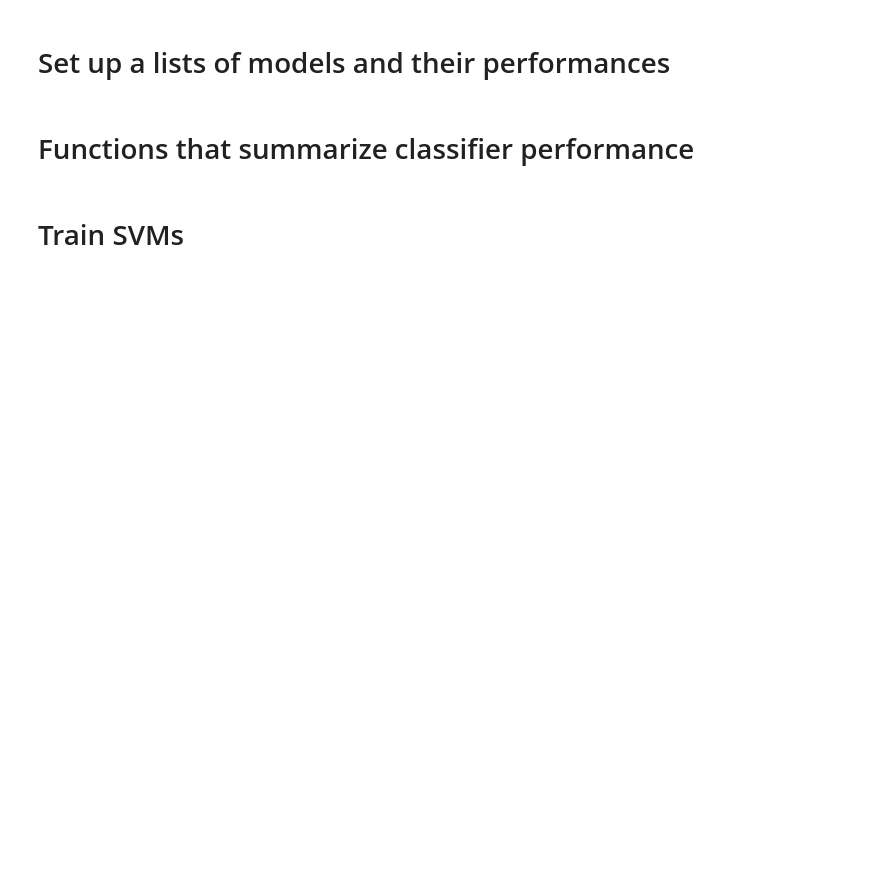
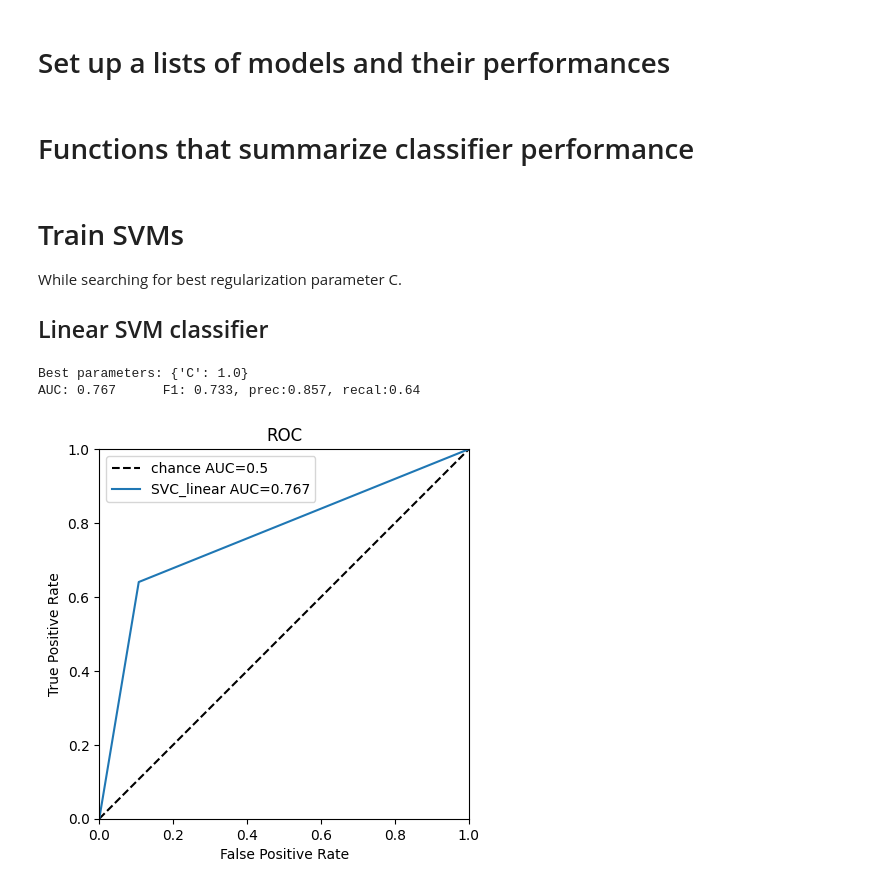
Before and after one commit to zetadin/EGFR_PIC50, a Jupyter notebook: Step3_TrainSimpleModels.ipynb, the cells around one changed output. Cells and saved outputs as stored; diff of their text form; code cells hidden in the pictures; blank space fills up the shorter version.

Commit message:
SVM, hyper-parameter tuning, and simple model comparison plots.

```diff
--- a/Step3_TrainSimpleModels.ipynb
+++ b/Step3_TrainSimpleModels.ipynb
@@ -95,11 +112,20 @@ kf = KFold(n_splits=xval_folds, shuffle=True, random_state=split_seed+1978727) #
+# %%
+from sklearn.utils import class_weight
+
+no3D_train_w = class_weight.compute_sample_weight("balanced", no3D_train_y)
+no3D_test_w = class_weight.compute_sample_weight("balanced", no3D_test_y)
+
+w3D_train_w = class_weight.compute_sample_weight("balanced", w3D_train_y)
+w3D_test_w = class_weight.compute_sample_weight("balanced", w3D_test_y)
 # %% [markdown]
 # Set up a lists of models and their performances
 # %%
-model_names=[]
-model_AUCs=[]
-model_L1s=[]
-model_ROCs_TPR=[]
-model_ROCs_FPR=[]
+models={}
+model_AUCs={}
+model_F1s={}
+model_ROCs_TPR={}
+model_ROCs_FPR={}
+model_run_time={}
 # %% [markdown]
 # Functions that summarize classifier performance
 # %%
@@ -107,6 +189,25 @@ model_ROCs_FPR=[]
 # %% [markdown]
 # Train SVMs
+While searching for best regularization parameter C.
+## Linear SVM classifier
 # %%
+from sklearn.model_selection import GridSearchCV
 from sklearn.svm import SVC
 
-svm_lin = SVC(kernel="linear", C=0.025, random_state=42)
+# do a hyper-parameter search
+param_grid = {'C': [0.025, 0.1, 0.5, 1.0, 2.0]}
+base_estimator = SVC(kernel="linear", random_state=42, class_weight="balanced")
+
+sh = GridSearchCV(base_estimator, param_grid,
+                  scoring='f1',
+                  cv=xval_folds, # cross validation folds
+                  n_jobs=-1,     # use all processors
+                  refit=True,    # fit best parameters on all data
+                 ).fit(no3D_train_x, no3D_train_y)
+
+print("Best parameters:", sh.best_params_)
+evaluate("SVC_linear", sh.best_estimator_, no3D_test_x, no3D_test_y, draw=True, weights=no3D_test_w)
+# %% [output]
+Best parameters: {'C': 1.0}
+AUC: 0.767      F1: 0.733, prec:0.857, recal:0.64
+[figure, added]
```
Also changed, not shown: parts of 11 cells of this notebook.
